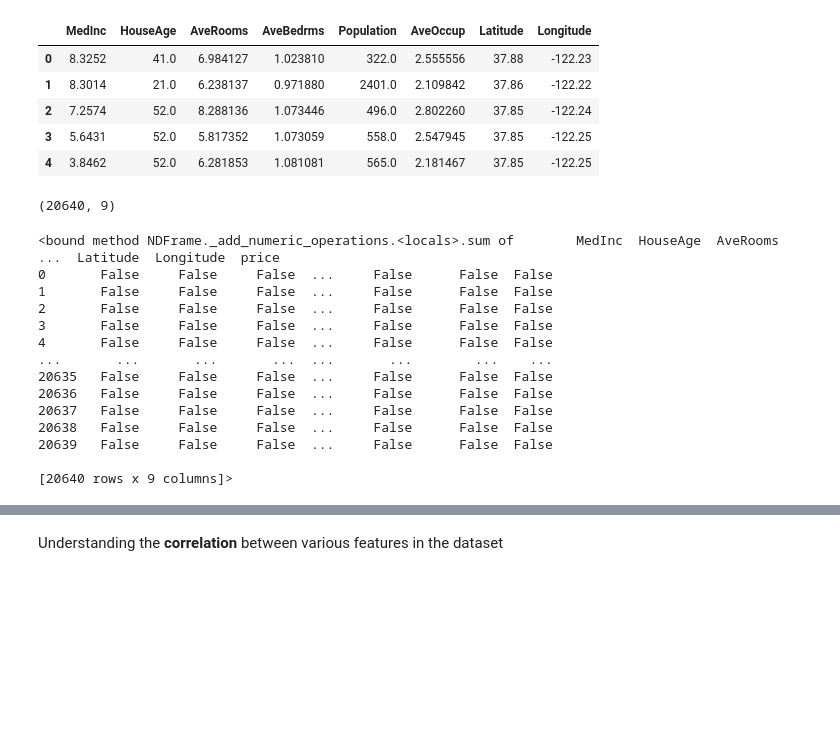
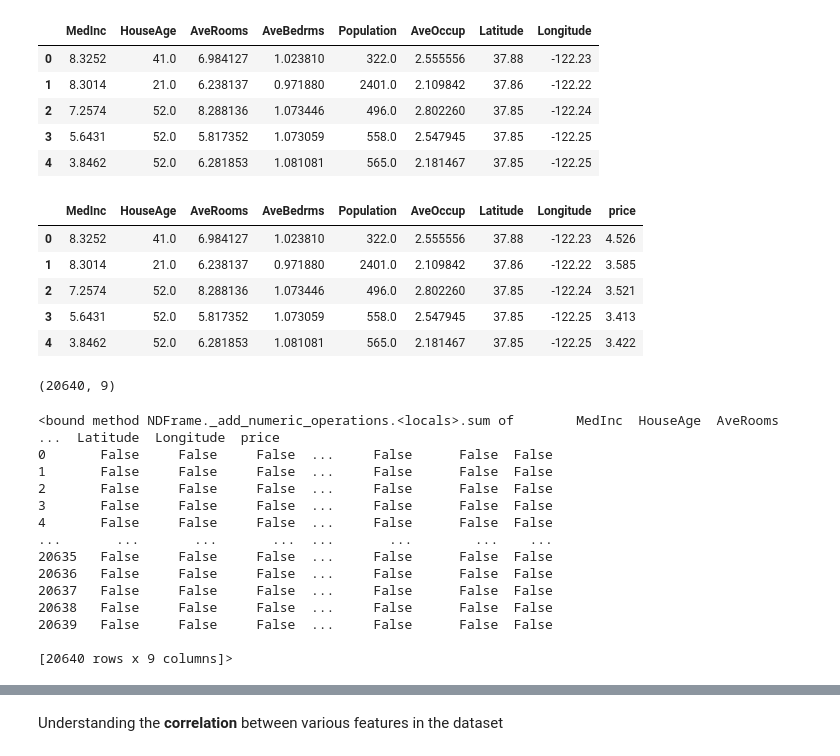
Before and after one commit to Mjsharma1234/FinGenius, a Jupyter notebook: House_Price_Prediction.ipynb, the cells around one changed output, grey strips where cells are left out. Saved outputs shown, nothing was run; the diff lists cells and outputs as text; code cells hidden in the pictures; blank space fills up the shorter version.

```diff
--- a/House_Price_Prediction.ipynb
+++ b/House_Price_Prediction.ipynb
@@ -44,5 +55,15 @@ house_price_dataframe.head()
 # %%
 # add the target column to the dataframe
 house_price_dataframe['price'] = house_price_dataset.target
+# %%
+#Describing the Head Of The DataFrame.
+house_price_dataframe.head()
+# %% [output]
+|  | MedInc | HouseAge | AveRooms | AveBedrms | Population | AveOccup | Latitude | Longitude | price |
+| 0 | 8.3252 | 41.0 | 6.984127 | 1.023810 | 322.0 | 2.555556 | 37.88 | -122.23 | 4.526 |
+| 1 | 8.3014 | 21.0 | 6.238137 | 0.971880 | 2401.0 | 2.109842 | 37.86 | -122.22 | 3.585 |
+| 2 | 7.2574 | 52.0 | 8.288136 | 1.073446 | 496.0 | 2.802260 | 37.85 | -122.24 | 3.521 |
+| 3 | 5.6431 | 52.0 | 5.817352 | 1.073059 | 558.0 | 2.547945 | 37.85 | -122.25 | 3.413 |
+| 4 | 3.8462 | 52.0 | 6.281853 | 1.081081 | 565.0 | 2.181467 | 37.85 | -122.25 | 3.422 |
 # %%
 # checking the number of rows and columns in the dataframe
@@ -49,24 +71,26 @@ house_price_dataframe['price'] = house_price_dataset.target
 house_price_dataframe.shape
 # %% [output]
 (20640, 9)
-# %%
-# check for missing values
-house_price_dataframe.isnull().sum
-# %% [output]
-<bound method NDFrame._add_numeric_operations.<locals>.sum of        MedInc  HouseAge  AveRooms  ...  Latitude  Longitude  price
-0       False     False     False  ...     False      False  False
-1       False     False     False  ...     False      False  False
-2       False     False     False  ...     False      False  False
-3       False     False     False  ...     False      False  False
-4       False     False     False  ...     False      False  False
-...       ...       ...       ...  ...       ...        ...    ...
-20635   False     False     False  ...     False      False  False
-20636   False     False     False  ...     False      False  False
-20637   False     False     False  ...     False      False  False
-20638   False     False     False  ...     False      False  False
-20639   False     False     False  ...     False      False  False
-
-[20640 rows x 9 columns]>
+# %%
+# check for missing values
+# We Are Not Doing Data Cleaning Because It Was Already Pre-Processed
+# No Null Values Were Present In The Dataset
+house_price_dataframe.isnull().sum
+# %% [output]
+<bound method NDFrame._add_numeric_operations.<locals>.sum of        MedInc  HouseAge  AveRooms  ...  Latitude  Longitude  price
+0       False     False     False  ...     False      False  False
+1       False     False     False  ...     False      False  False
+2       False     False     False  ...     False      False  False
+3       False     False     False  ...     False      False  False
+4       False     False     False  ...     False      False  False
+...       ...       ...       ...  ...       ...        ...    ...
+20635   False     False     False  ...     False      False  False
+20636   False     False     False  ...     False      False  False
+20637   False     False     False  ...     False      False  False
+20638   False     False     False  ...     False      False  False
+20639   False     False     False  ...     False      False  False
+
+[20640 rows x 9 columns]>
 # %%
 # statistical measures of the dataset
 house_price_dataframe.describe()
```
Also changed, not shown: parts of 5 cells of this notebook.
